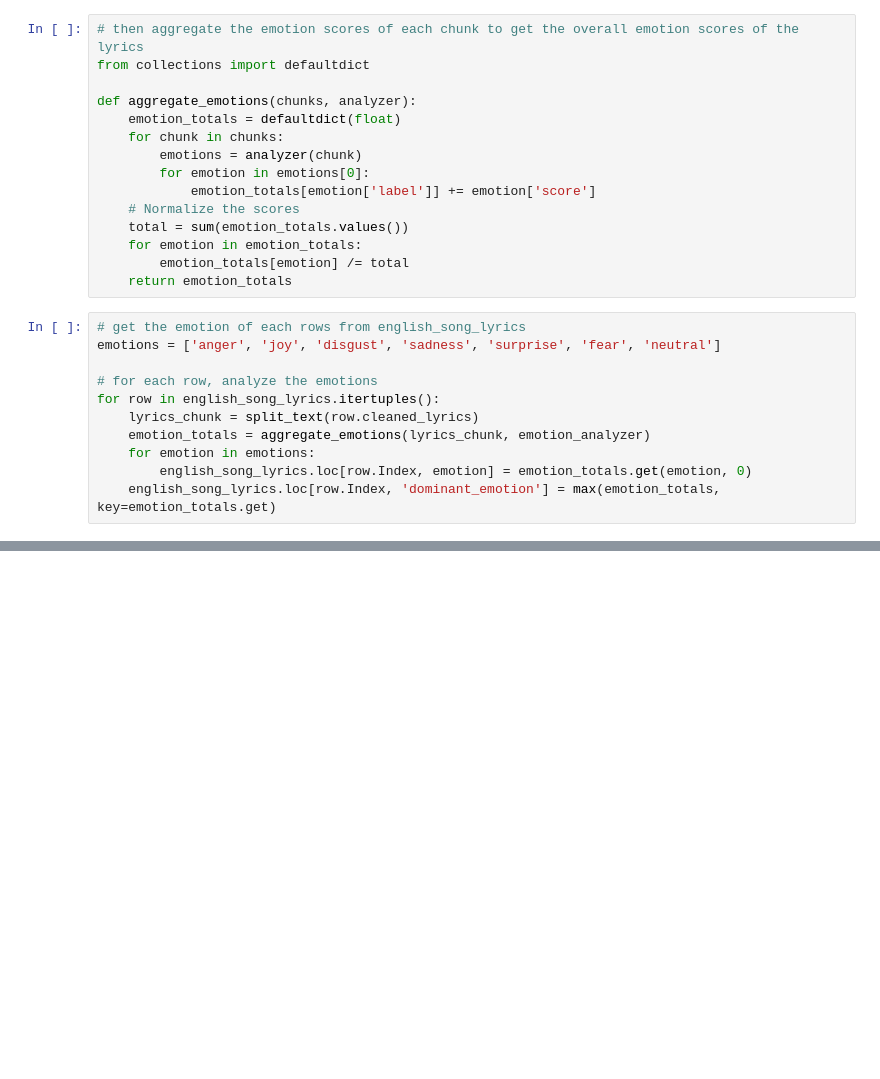
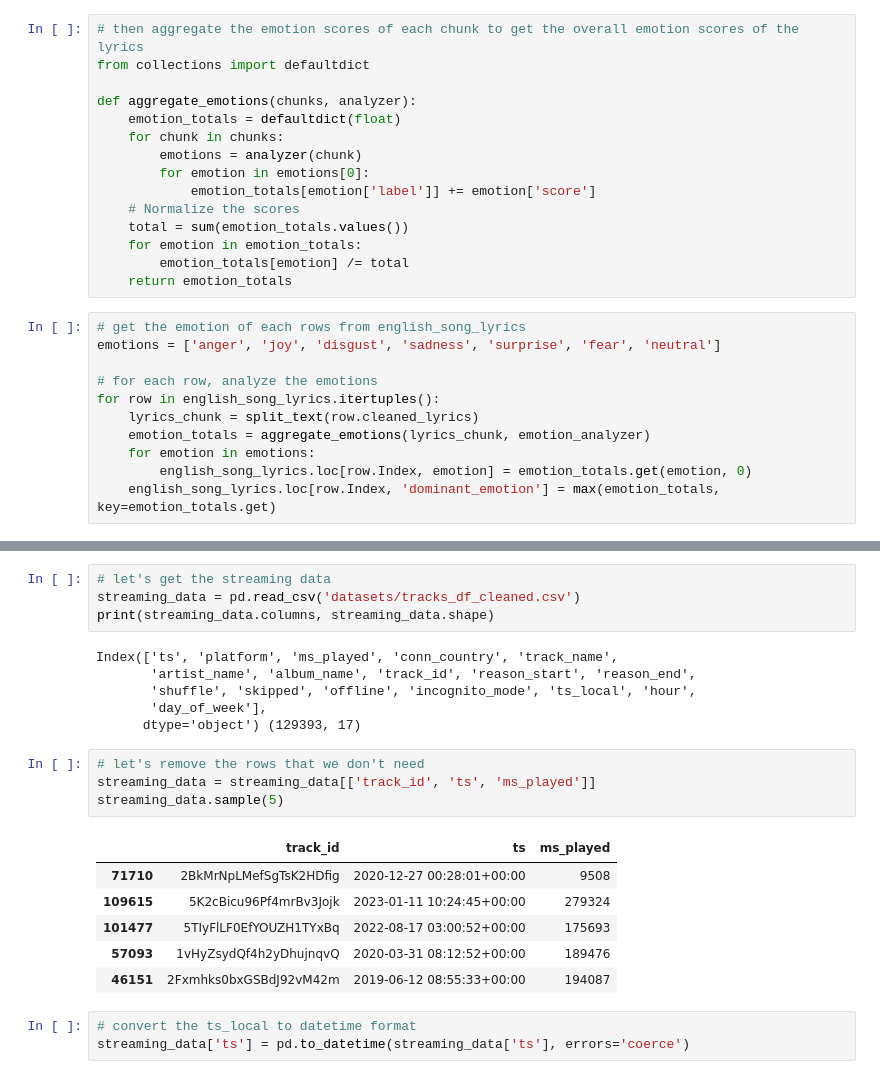
Before and after one commit to nazhifkojaz/Spotify-Analysis-Data-Collection-, a Jupyter notebook: data_preprocessing.ipynb, the cells around one changed output, grey strips where cells are left out. Saved outputs shown, nothing was run; the diff lists cells and outputs as text; blank space fills up the shorter version.

```diff
--- a/data_preprocessing.ipynb
+++ b/data_preprocessing.ipynb
@@ -993,0 +1009,24 @@ neutral
+# %%
+# let's get the streaming data
+streaming_data = pd.read_csv('datasets/tracks_df_cleaned.csv')
+print(streaming_data.columns, streaming_data.shape)
+# %% [output]
+Index(['ts', 'platform', 'ms_played', 'conn_country', 'track_name',
+       'artist_name', 'album_name', 'track_id', 'reason_start', 'reason_end',
+       'shuffle', 'skipped', 'offline', 'incognito_mode', 'ts_local', 'hour',
+       'day_of_week'],
+      dtype='object') (129393, 17)
+# %%
+# let's remove the rows that we don't need
+streaming_data = streaming_data[['track_id', 'ts', 'ms_played']]
+streaming_data.sample(5)
+# %% [output]
+|  | track_id | ts | ms_played |
+| 71710 | 2BkMrNpLMefSgTsK2HDfig | 2020-12-27 00:28:01+00:00 | 9508 |
+| 109615 | 5K2cBicu96Pf4mrBv3Jojk | 2023-01-11 10:24:45+00:00 | 279324 |
+| 101477 | 5TIyFlLF0EfYOUZH1TYxBq | 2022-08-17 03:00:52+00:00 | 175693 |
+| 57093 | 1vHyZsydQf4h2yDhujnqvQ | 2020-03-31 08:12:52+00:00 | 189476 |
+| 46151 | 2Fxmhks0bxGSBdJ92vM42m | 2019-06-12 08:55:33+00:00 | 194087 |
+# %%
+# convert the ts_local to datetime format
+streaming_data['ts'] = pd.to_datetime(streaming_data['ts'], errors='coerce')
```
Also changed, not shown: parts of 32 cells of this notebook, 2 other files.
